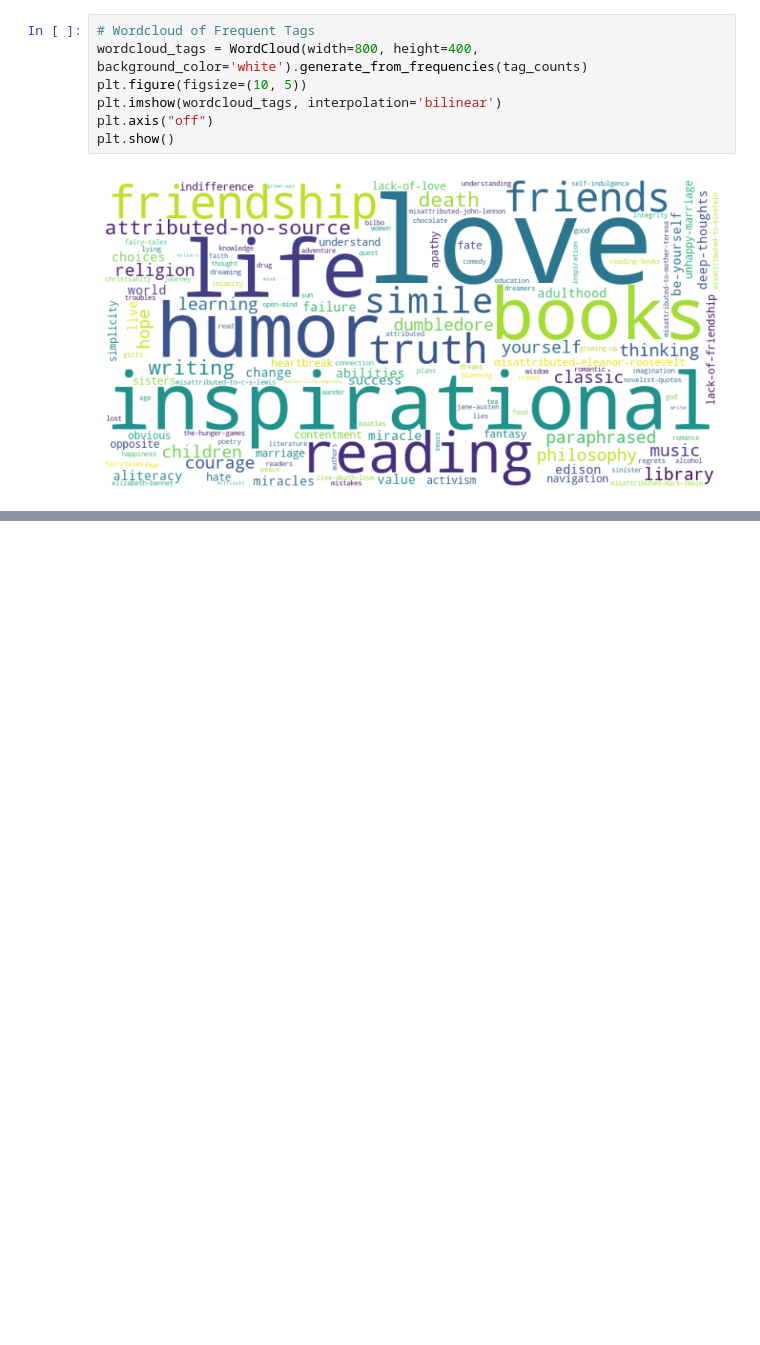
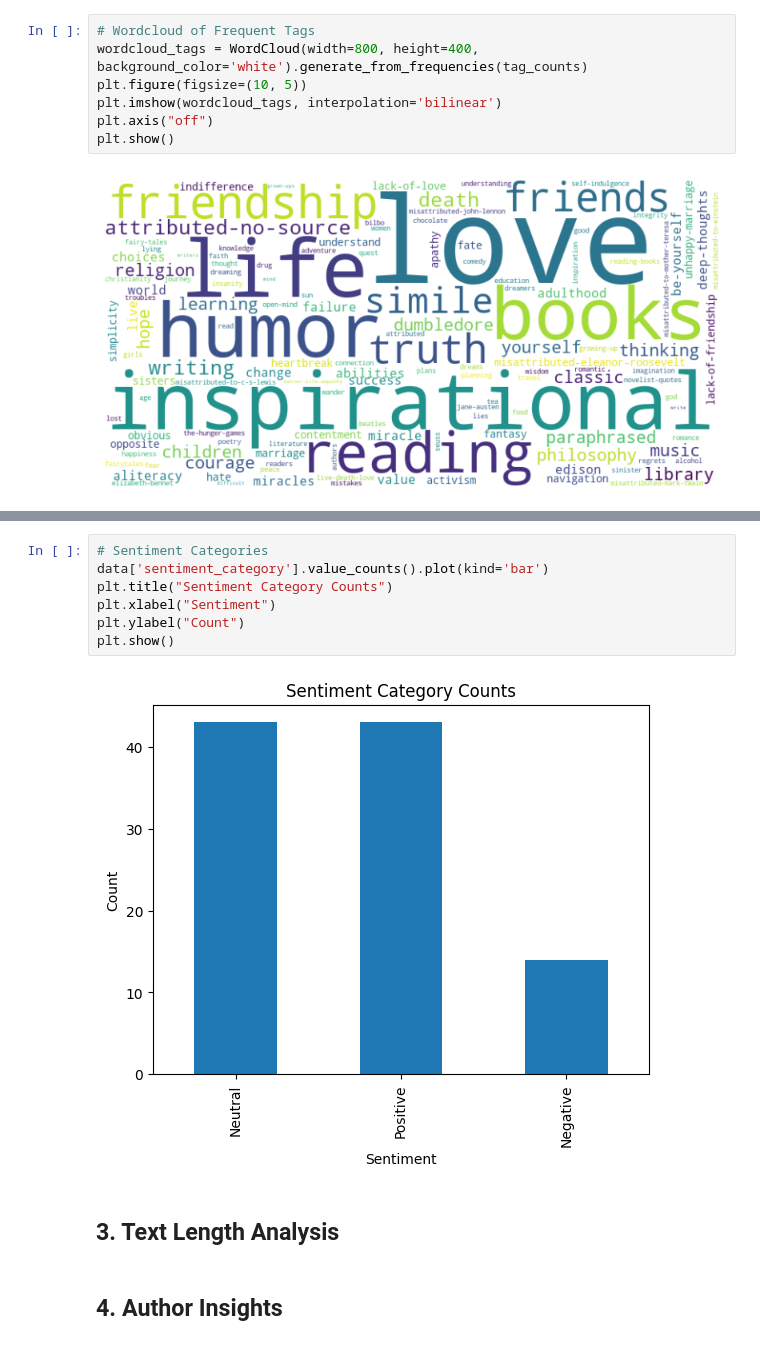
Before and after one commit to sakabmw/scraping-quotes, a Jupyter notebook: analysis.ipynb, the cells around one changed output, grey strips where cells are left out. Cells and saved outputs as stored; diff of their text form; blank space fills up the shorter version.

```diff
--- a/analysis.ipynb
+++ b/analysis.ipynb
@@ -185,0 +267,13 @@ plt.show()
+# %%
+# Sentiment Categories
+data['sentiment_category'].value_counts().plot(kind='bar')
+plt.title("Sentiment Category Counts")
+plt.xlabel("Sentiment")
+plt.ylabel("Count")
+plt.show()
+# %% [output]
+[figure, added]
+# %% [markdown]
+## 3. Text Length Analysis
+# %% [markdown]
+## 4. Author Insights
```
Also changed, not shown: parts of 18 cells of this notebook.
